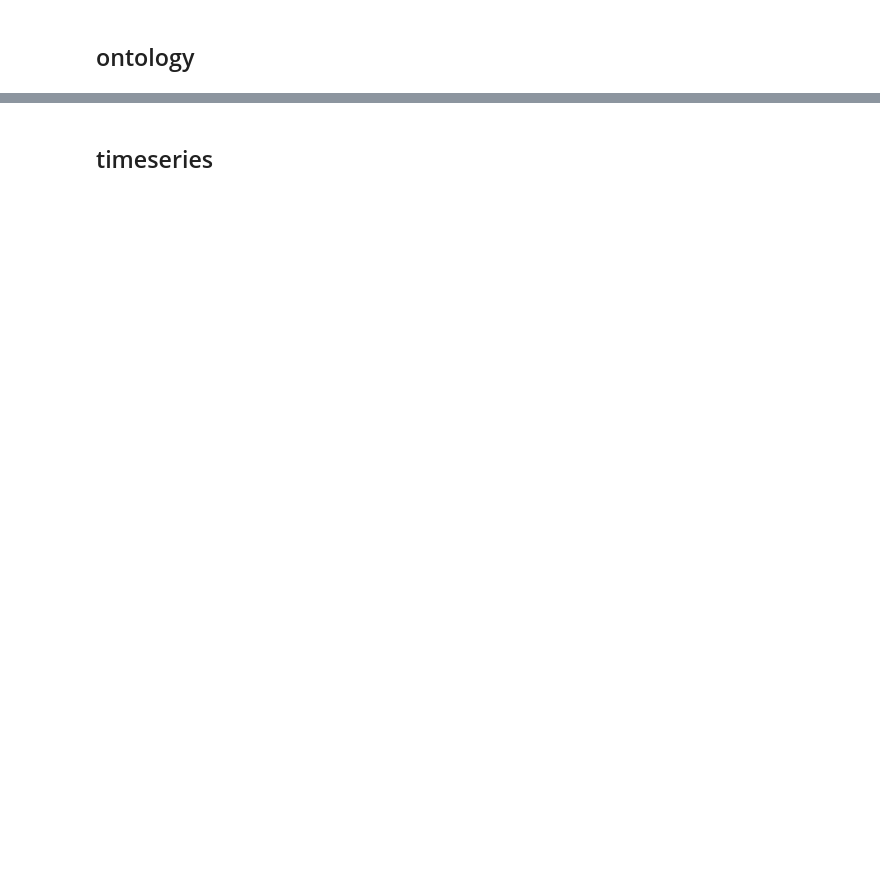
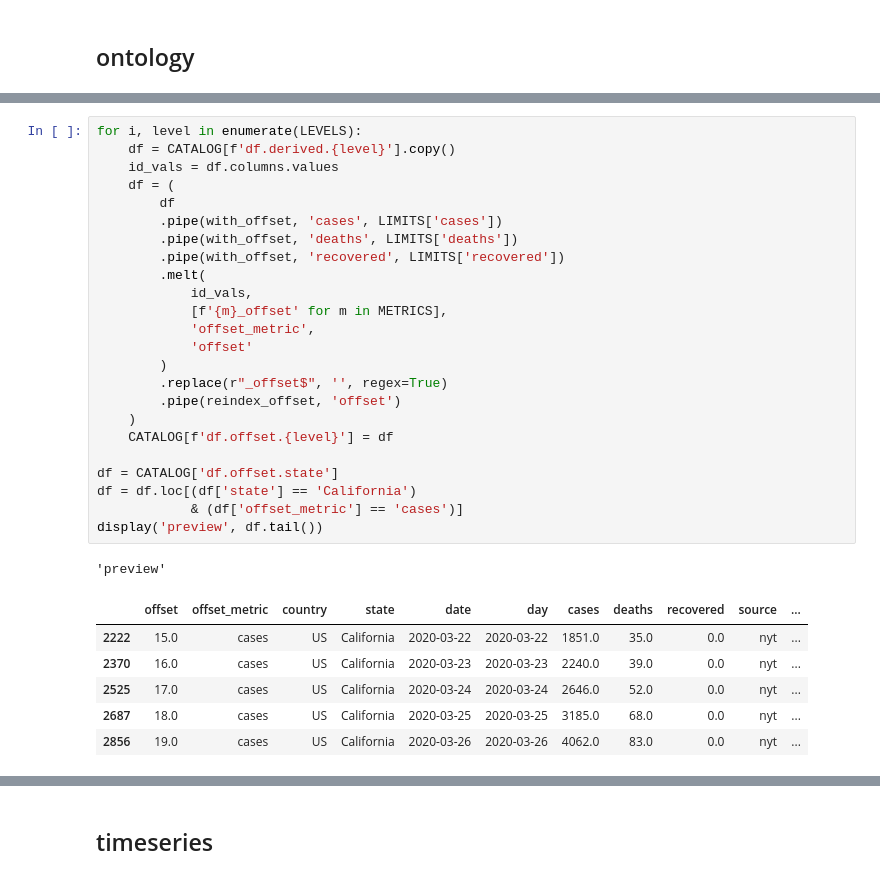
Before and after one commit to eferm/covid-19, a Jupyter notebook: notebooks/covid-19.ipynb, the cells around one changed output, grey strips where cells are left out. Cells and saved outputs as stored; diff of their text form; blank space fills up the shorter version.

```diff
--- a/notebooks/covid-19.ipynb
+++ b/notebooks/covid-19.ipynb
@@ -590,0 +241,32 @@ display(
+# %%
+for i, level in enumerate(LEVELS):
+    df = CATALOG[f'df.derived.{level}'].copy()
+    id_vals = df.columns.values
+    df = (
+        df
+        .pipe(with_offset, 'cases', LIMITS['cases'])
+        .pipe(with_offset, 'deaths', LIMITS['deaths'])
+        .pipe(with_offset, 'recovered', LIMITS['recovered'])
+        .melt(
+            id_vals,
+            [f'{m}_offset' for m in METRICS],
+            'offset_metric',
+            'offset'
+        )
+        .replace(r"_offset$", '', regex=True)
+        .pipe(reindex_offset, 'offset')
+    )
+    CATALOG[f'df.offset.{level}'] = df
+
+df = CATALOG['df.offset.state']
+df = df.loc[(df['state'] == 'California')
+            & (df['offset_metric'] == 'cases')]
+display('preview', df.tail())
+# %% [output]
+'preview'
+|  | offset | offset_metric | country | state | date | day | cases | deaths | recovered | source | ... |
+| 2222 | 15.0 | cases | US | California | 2020-03-22 | 2020-03-22 | 1851.0 | 35.0 | 0.0 | nyt | ... |
+| 2370 | 16.0 | cases | US | California | 2020-03-23 | 2020-03-23 | 2240.0 | 39.0 | 0.0 | nyt | ... |
+| 2525 | 17.0 | cases | US | California | 2020-03-24 | 2020-03-24 | 2646.0 | 52.0 | 0.0 | nyt | ... |
+| 2687 | 18.0 | cases | US | California | 2020-03-25 | 2020-03-25 | 3185.0 | 68.0 | 0.0 | nyt | ... |
+| 2856 | 19.0 | cases | US | California | 2020-03-26 | 2020-03-26 | 4062.0 | 83.0 | 0.0 | nyt | ... |
```
Also changed, not shown: parts of 36 cells of this notebook, 2 other files.
